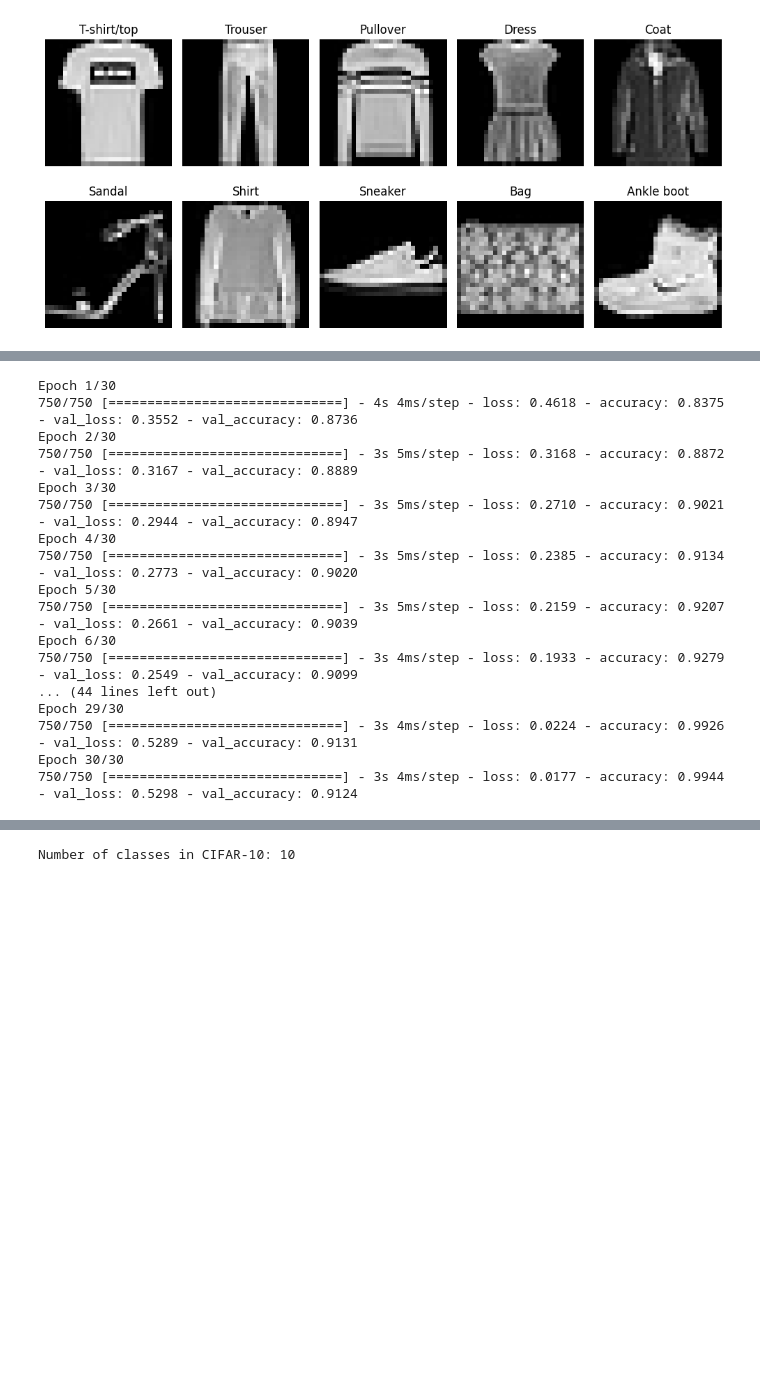
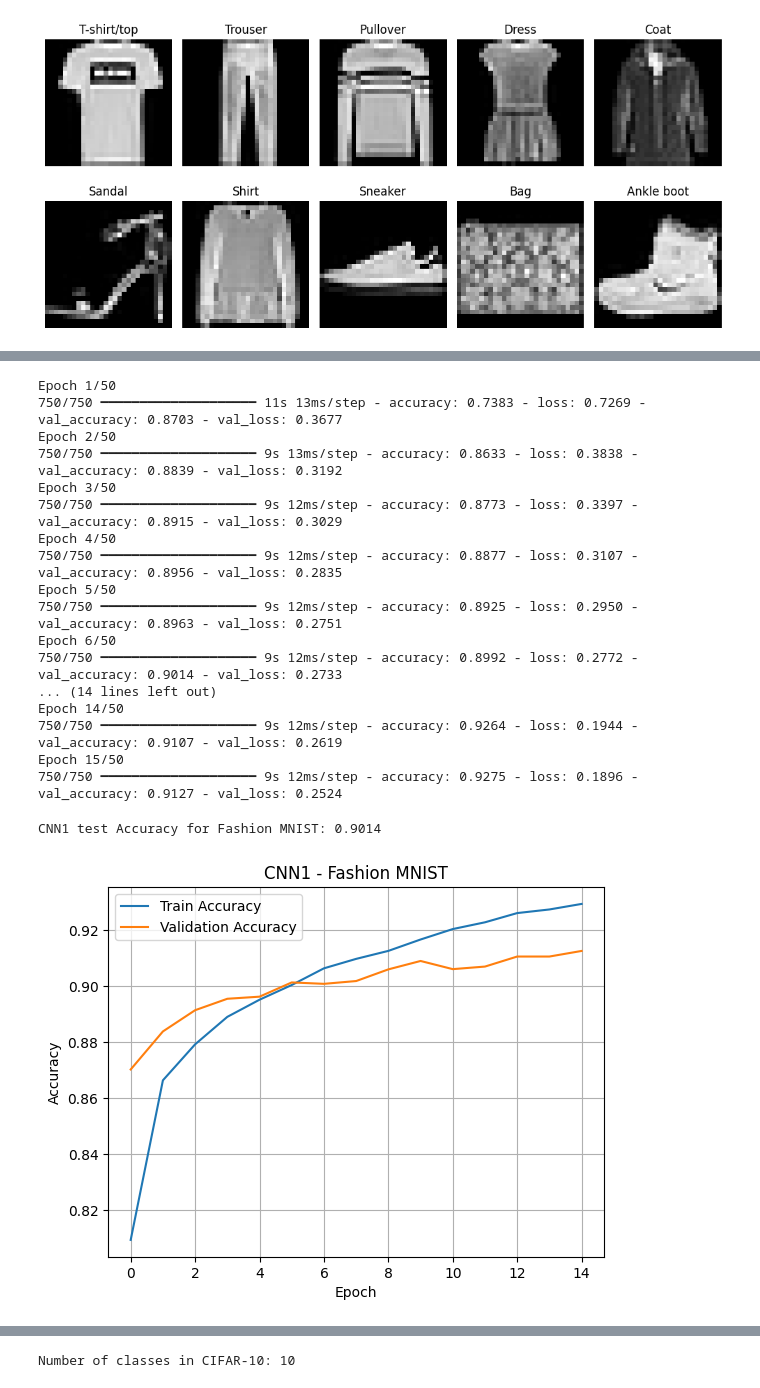
Before and after one commit to SouriRishik/DLT-Lab-Programs, a Jupyter notebook: WEEK3/230968004_Souri_Week3.ipynb, the cells around one changed output, grey strips where cells are left out. Cells and saved outputs as stored; diff of their text form; code cells hidden in the pictures; blank space fills up the shorter version.

```diff
--- a/WEEK3/230968004_Souri_Week3.ipynb
+++ b/WEEK3/230968004_Souri_Week3.ipynb
@@ -114,33 +118,64 @@ plt.show()
 # %%
 cnn1_fmnist = Sequential([
-    Conv2D(32, (5, 5), strides=1, padding='valid', activation='relu', input_shape=(28, 28, 1)),
+    Conv2D(32, (5, 5), strides=1, padding='valid', input_shape=(28, 28, 1)),
+    tf.keras.layers.ReLU(),
     MaxPooling2D(pool_size=(2, 2), strides=2),
+    Dropout(0.3),
     Flatten(),
     Dense(100, activation='relu'),
-    Dense(10, activation='softmax')
+    Dropout(0.3),
+    Dense(num_classes_fmnist, activation='softmax')
 ])
-
-cnn1_fmnist.compile(optimizer='adam', loss='categorical_crossentropy', metrics=['accuracy'])
-
-history_cnn1_fmnist = cnn1_fmnist.fit(x_train_fmnist_cnn, y_train_fmnist_cat,
-                                      epochs=30, validation_split=0.2, batch_size=64)
+cnn1_fmnist.compile(
+    optimizer='adam',
+    loss='categorical_crossentropy',
+    metrics=['accuracy']
+)
+early_stop = EarlyStopping(
+    monitor='val_loss',
+    patience=5,
+    restore_best_weights=True
+)
+history_cnn1_fmnist = cnn1_fmnist.fit(
+    x_train_fmnist_cnn, y_train_fmnist_cat,
+    epochs=50,
+    batch_size=64,
+    validation_split=0.2,
+    callbacks=[early_stop]
+)
 # %% [output]
-Epoch 1/30
-750/750 [==============================] - 4s 4ms/step - loss: 0.4618 - accuracy: 0.8375 - val_loss: 0.3552 - val_accuracy: 0.8736
-Epoch 2/30
-750/750 [==============================] - 3s 5ms/step - loss: 0.3168 - accuracy: 0.8872 - val_loss: 0.3167 - val_accuracy: 0.8889
-Epoch 3/30
-750/750 [==============================] - 3s 5ms/step - loss: 0.2710 - accuracy: 0.9021 - val_loss: 0.2944 - val_accuracy: 0.8947
-Epoch 4/30
-750/750 [==============================] - 3s 5ms/step - loss: 0.2385 - accuracy: 0.9134 - val_loss: 0.2773 - val_accuracy: 0.9020
-Epoch 5/30
-750/750 [==============================] - 3s 5ms/step - loss: 0.2159 - accuracy: 0.9207 - val_loss: 0.2661 - val_accuracy: 0.9039
-Epoch 6/30
-750/750 [==============================] - 3s 4ms/step - loss: 0.1933 - accuracy: 0.9279 - val_loss: 0.2549 - val_accuracy: 0.9099
-... (44 lines left out)
-Epoch 29/30
-750/750 [==============================] - 3s 4ms/step - loss: 0.0224 - accuracy: 0.9926 - val_loss: 0.5289 - val_accuracy: 0.9131
-Epoch 30/30
-750/750 [==============================] - 3s 4ms/step - loss: 0.0177 - accuracy: 0.9944 - val_loss: 0.5298 - val_accuracy: 0.9124
+Epoch 1/50
+750/750 ━━━━━━━━━━━━━━━━━━━━ 11s 13ms/step - accuracy: 0.7383 - loss: 0.7269 - val_accuracy: 0.8703 - val_loss: 0.3677
+Epoch 2/50
+750/750 ━━━━━━━━━━━━━━━━━━━━ 9s 13ms/step - accuracy: 0.8633 - loss: 0.3838 - val_accuracy: 0.8839 - val_loss: 0.3192
+Epoch 3/50
+750/750 ━━━━━━━━━━━━━━━━━━━━ 9s 12ms/step - accuracy: 0.8773 - loss: 0.3397 - val_accuracy: 0.8915 - val_loss: 0.3029
+Epoch 4/50
+750/750 ━━━━━━━━━━━━━━━━━━━━ 9s 12ms/step - accuracy: 0.8877 - loss: 0.3107 - val_accuracy: 0.8956 - val_loss: 0.2835
+Epoch 5/50
+750/750 ━━━━━━━━━━━━━━━━━━━━ 9s 12ms/step - accuracy: 0.8925 - loss: 0.2950 - val_accuracy: 0.8963 - val_loss: 0.2751
+Epoch 6/50
+750/750 ━━━━━━━━━━━━━━━━━━━━ 9s 12ms/step - accuracy: 0.8992 - loss: 0.2772 - val_accuracy: 0.9014 - val_loss: 0.2733
+... (14 lines left out)
+Epoch 14/50
+750/750 ━━━━━━━━━━━━━━━━━━━━ 9s 12ms/step - accuracy: 0.9264 - loss: 0.1944 - val_accuracy: 0.9107 - val_loss: 0.2619
+Epoch 15/50
+750/750 ━━━━━━━━━━━━━━━━━━━━ 9s 12ms/step - accuracy: 0.9275 - loss: 0.1896 - val_accuracy: 0.9127 - val_loss: 0.2524
+# %%
+test_loss, test_acc = cnn1_fmnist.evaluate(x_test_fmnist_cnn, y_test_fmnist_cat, verbose=0)
+print(f"CNN1 test Accuracy for Fashion MNIST: {test_acc:.4f}")
+# %% [output]
+CNN1 test Accuracy for Fashion MNIST: 0.9014
+# %%
+plt.plot(history_cnn1_fmnist.history['accuracy'], label='Train Accuracy')
+plt.plot(history_cnn1_fmnist.history['val_accuracy'], label='Validation Accuracy')
+plt.title('CNN1 - Fashion MNIST')
+plt.xlabel('Epoch')
+plt.ylabel('Accuracy')
+plt.legend()
+plt.grid(True)
+plt.show()
+# %% [output]
+[figure, added]
 # %%
 cnn2_fmnist = Sequential([
```
Also changed, not shown: parts of 8 cells of this notebook.
